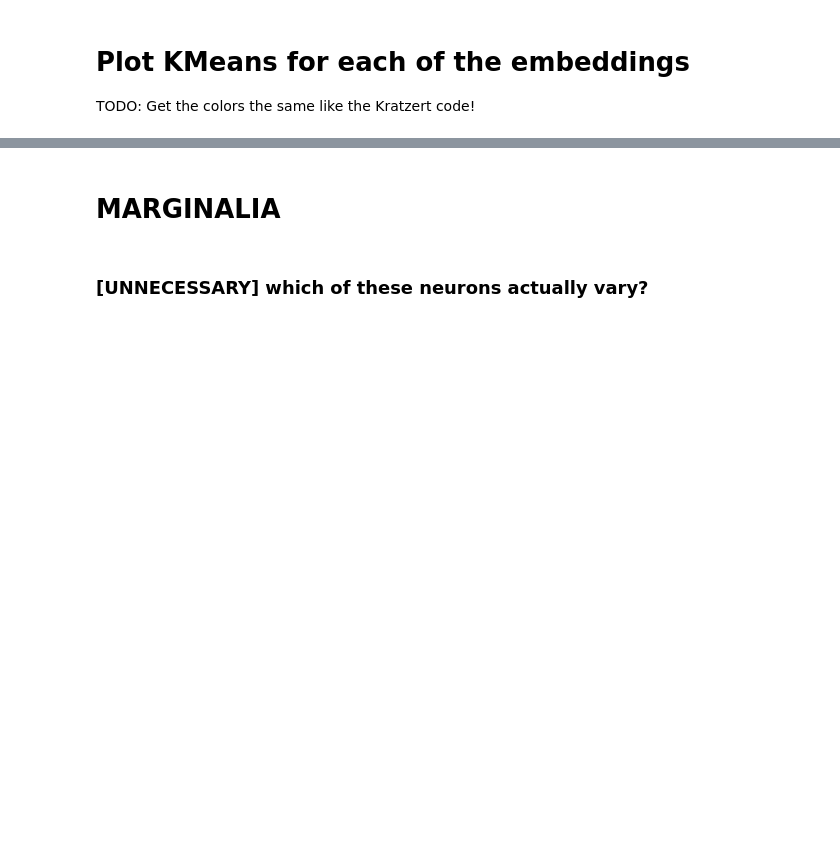
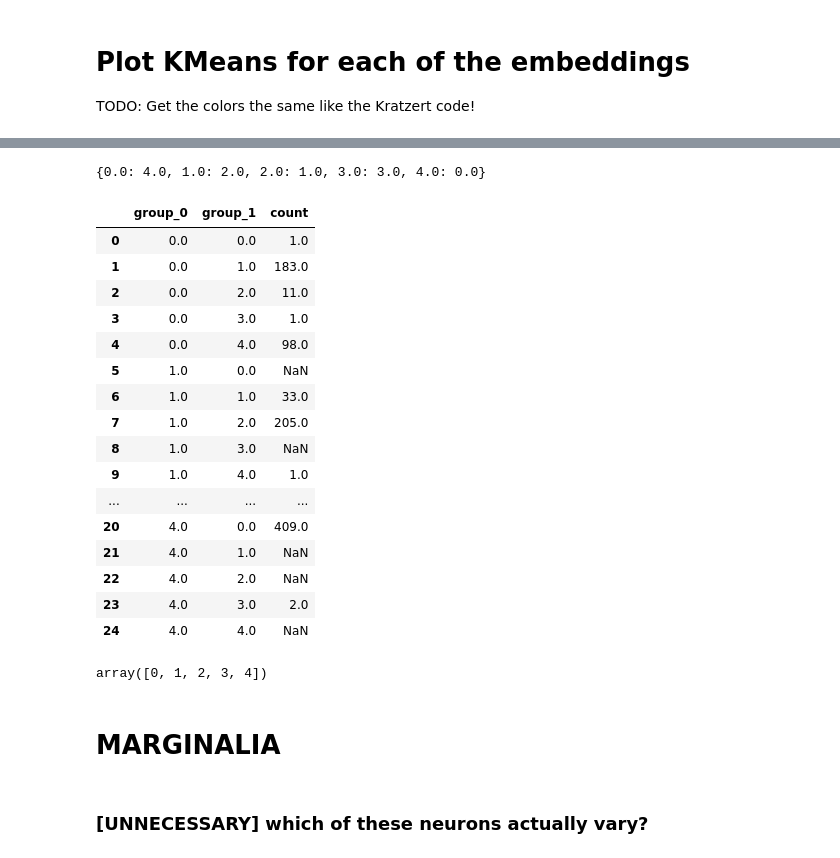
Before and after one commit to ECMWFCode4Earth/ml_drought, a Jupyter notebook: notebooks/draft/37_tl_static_embedding.ipynb, the cells around one changed output, grey strips where cells are left out. Drawn from its saved outputs; the diff is of its cells as text; code cells hidden in the pictures; blank space fills up the shorter version.

```diff
--- a/notebooks/draft/37_tl_static_embedding.ipynb
+++ b/notebooks/draft/37_tl_static_embedding.ipynb
@@ -617,0 +960,39 @@ for embedding, pred_month, latlons in zip(
+# %%
+from collections import OrderedDict
+
+remap_dict = dict()
+
+# final value is itself
+remap_dict[new_d2.group_1.unique()[0]] = new_d2.group_1.unique()[0]
+
+# remap dict is symmetrical:
+# values in group_0->group_1 are the same mapping as group_1-> group_0
+remap_dict.update(dict(zip(group_0_list, group_1_list)))
+remap_dict.update(dict(zip(remap_dict.values(), remap_dict.keys())))
+
+# sort the remap_dict
+remap_dict = {k :remap_dict[k]  for k in sorted(remap_dict)}
+
+remap_dict
+# %% [output]
+{0.0: 4.0, 1.0: 2.0, 2.0: 1.0, 3.0: 3.0, 4.0: 0.0}
+# %%
+new_d2
+# %% [output]
+|  | group_0 | group_1 | count |
+| 0 | 0.0 | 0.0 | 1.0 |
+| 1 | 0.0 | 1.0 | 183.0 |
+| 2 | 0.0 | 2.0 | 11.0 |
+| 3 | 0.0 | 3.0 | 1.0 |
+| 4 | 0.0 | 4.0 | 98.0 |
+| 5 | 1.0 | 0.0 | NaN |
+| 6 | 1.0 | 1.0 | 33.0 |
+| 7 | 1.0 | 2.0 | 205.0 |
+| 8 | 1.0 | 3.0 | NaN |
+| 9 | 1.0 | 4.0 | 1.0 |
+| ... | ... | ... | ... |
+| 20 | 4.0 | 0.0 | 409.0 |
+| 21 | 4.0 | 1.0 | NaN |
+| 22 | 4.0 | 2.0 | NaN |
+| 23 | 4.0 | 3.0 | 2.0 |
+| 24 | 4.0 | 4.0 | NaN |
@@ -618,3 +1007,7 @@ for embedding, pred_month, latlons in zip(
+# %%
+np.arange(0, 5)
+# %% [output]
+array([0, 1, 2, 3, 4])
 # %% [markdown]
 # MARGINALIA
 # %%
```
Also changed, not shown: parts of 41 cells of this notebook, 1 other file.
